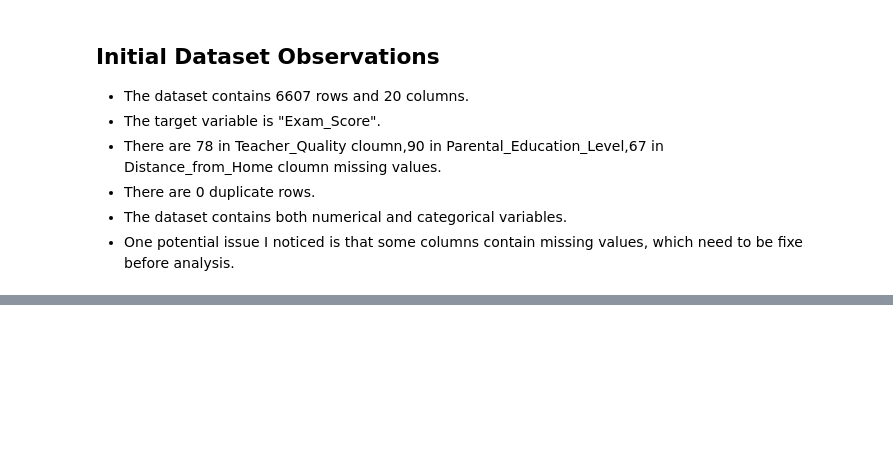
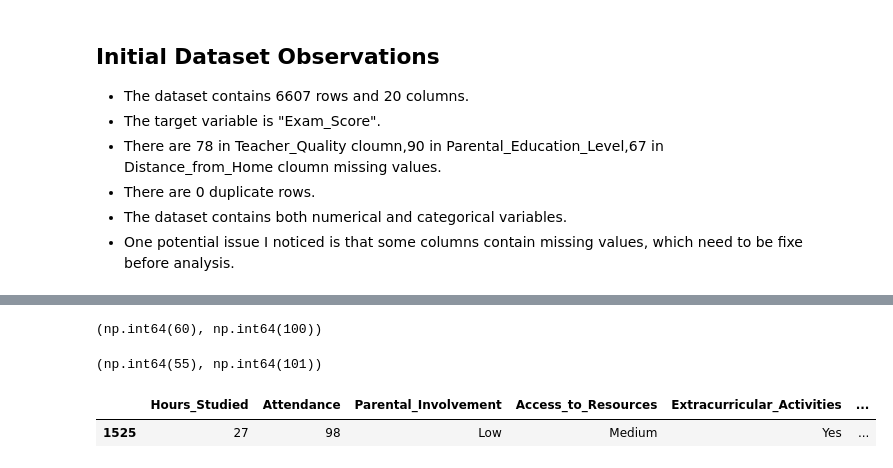
Before and after one commit to sayani-code/student-performance-analyzer, a Jupyter notebook: notebooks/_01student_performance_analysis.ipynb, the cells around one changed output, grey strips where cells are left out. Drawn from its saved outputs; the diff is of its cells as text; code cells hidden in the pictures; blank space fills up the shorter version.

Commit message:
feat: clean and validate student performance data

```diff
--- a/notebooks/_01student_performance_analysis.ipynb
+++ b/notebooks/_01student_performance_analysis.ipynb
@@ -133,0 +136,2 @@ Length: 3, dtype: str
+# %%
+df_clean = df.copy()
@@ -133,0 +203,9 @@ Length: 3, dtype: str
+# %%
+categorical_columns = [
+    "Teacher_Quality",
+    "Parental_Education_Level",
+    "Distance_from_Home"
+]
+
+for column in categorical_columns:
+    df_clean[column] = df_clean[column].fillna("Unknown")
@@ -133,0 +248,13 @@ Length: 3, dtype: str
+# %%
+df_clean["Attendance"].min(), df_clean["Attendance"].max()
+# %% [output]
+(np.int64(60), np.int64(100))
+# %%
+df_clean["Exam_Score"].min(), df_clean["Exam_Score"].max()
+# %% [output]
+(np.int64(55), np.int64(101))
+# %%
+df_clean[df_clean["Exam_Score"] > 100]
+# %% [output]
+|  | Hours_Studied | Attendance | Parental_Involvement | Access_to_Resources | Extracurricular_Activities | ... |
+| 1525 | 27 | 98 | Low | Medium | Yes | ... |
```
Also changed, not shown: parts of 20 cells of this notebook, 1 other file.
